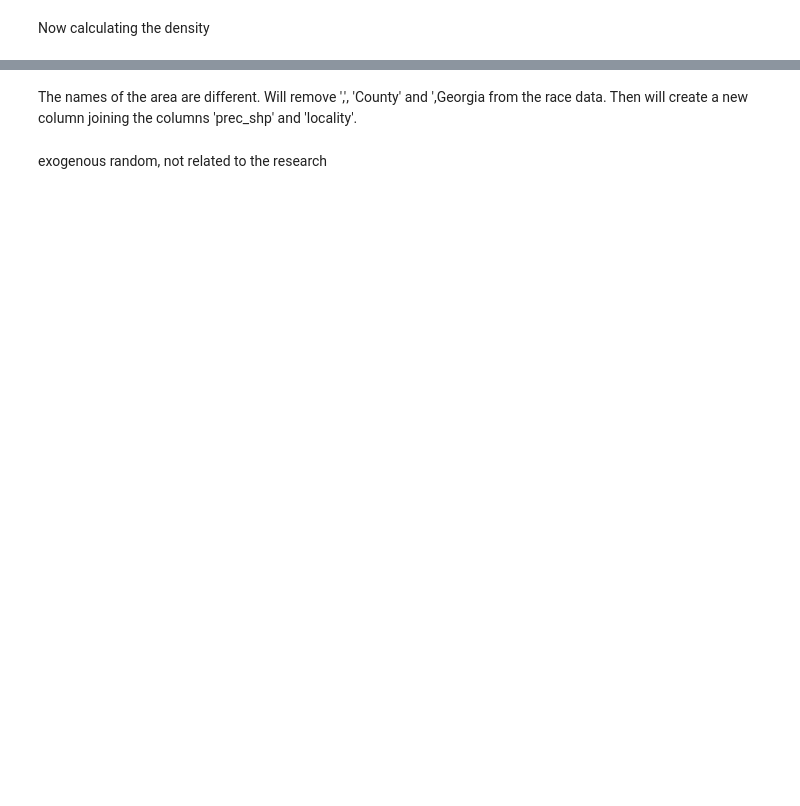
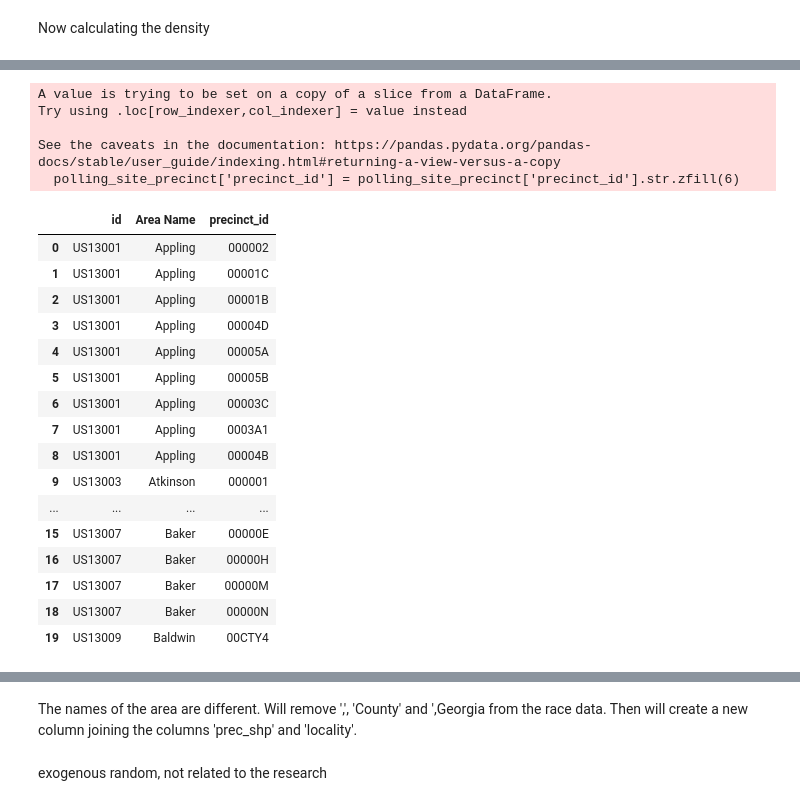
Before and after one commit to zzoeys/freecakefridays, a Jupyter notebook: data-preparation.ipynb, the cells around one changed output, grey strips where cells are left out. Drawn from its saved outputs; the diff is of its cells as text; code cells hidden in the pictures; blank space fills up the shorter version.

```diff
--- a/data-preparation.ipynb
+++ b/data-preparation.ipynb
@@ -316,0 +282,29 @@ counties_new.to_csv('data/polling_site_data_new/clean.csv')
+# %%
+
+polling_site_precinct['precinct_id'] = polling_site_precinct['precinct_id'].str.zfill(6)
+# %% [output]
+A value is trying to be set on a copy of a slice from a DataFrame.
+Try using .loc[row_indexer,col_indexer] = value instead
+
+See the caveats in the documentation: https://pandas.pydata.org/pandas-docs/stable/user_guide/indexing.html#returning-a-view-versus-a-copy
+  polling_site_precinct['precinct_id'] = polling_site_precinct['precinct_id'].str.zfill(6)
+# %%
+polling_site_precinct.head(20)
+# %% [output]
+|  | id | Area Name | precinct_id |
+| 0 | US13001 | Appling | 000002 |
+| 1 | US13001 | Appling | 00001C |
+| 2 | US13001 | Appling | 00001B |
+| 3 | US13001 | Appling | 00004D |
+| 4 | US13001 | Appling | 00005A |
+| 5 | US13001 | Appling | 00005B |
+| 6 | US13001 | Appling | 00003C |
+| 7 | US13001 | Appling | 0003A1 |
+| 8 | US13001 | Appling | 00004B |
+| 9 | US13003 | Atkinson | 000001 |
+| ... | ... | ... | ... |
+| 15 | US13007 | Baker | 00000E |
+| 16 | US13007 | Baker | 00000H |
+| 17 | US13007 | Baker | 00000M |
+| 18 | US13007 | Baker | 00000N |
+| 19 | US13009 | Baldwin | 00CTY4 |
```
Also changed, not shown: parts of 50 cells of this notebook, 4 other files.
